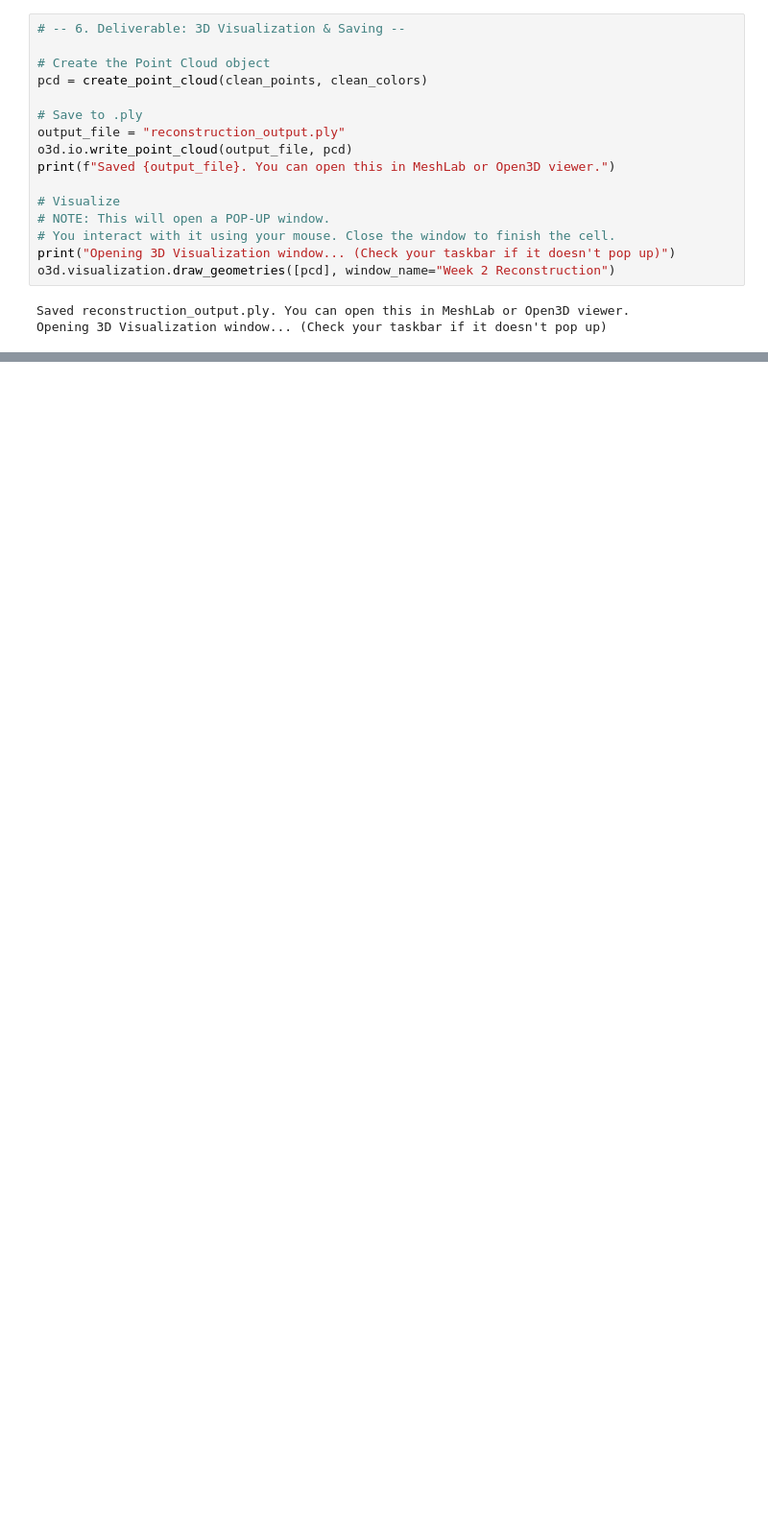
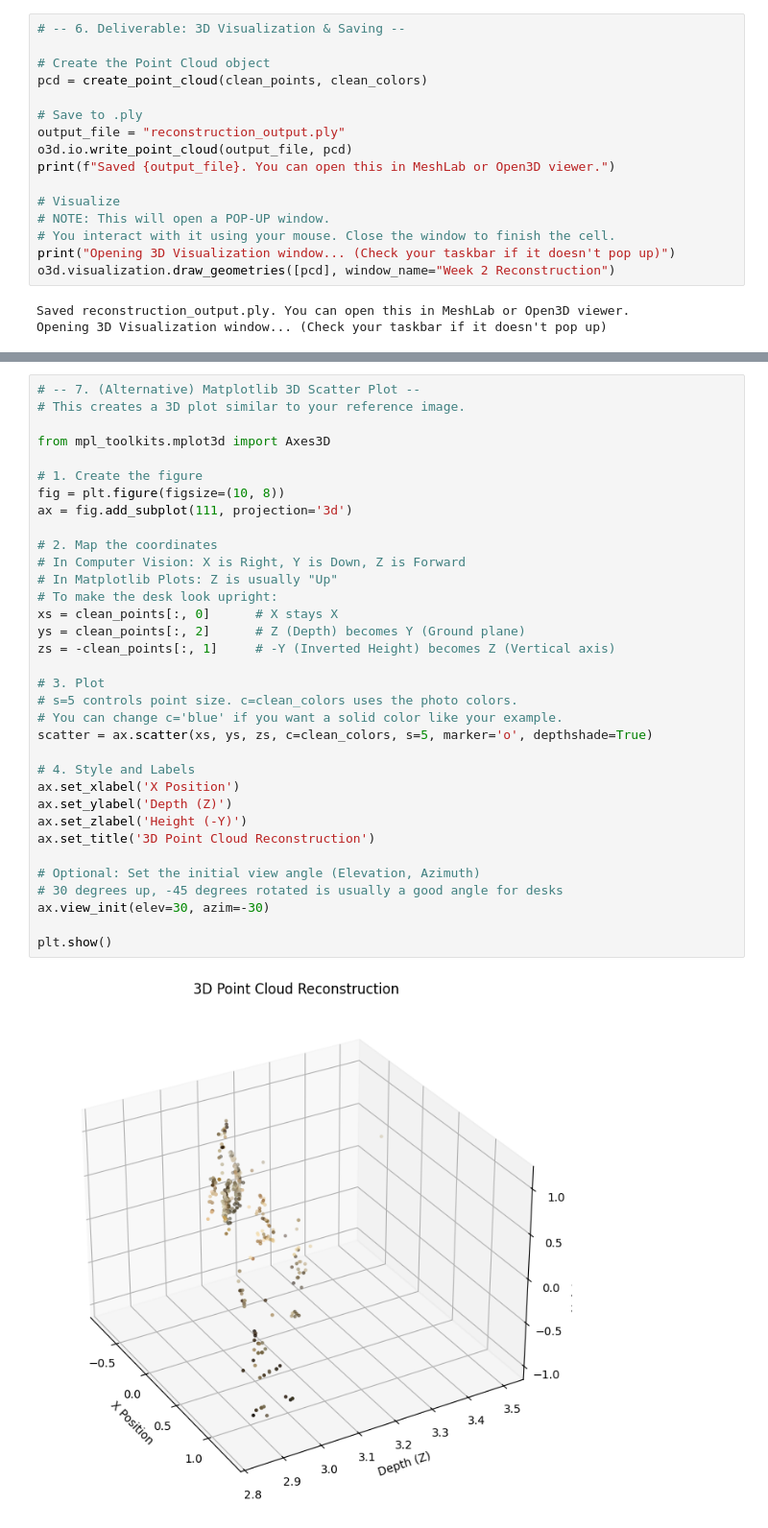
Before and after one commit to MaryamRizwan51/CS-436---Project, a Jupyter notebook: notebooks/week2_reconstruction.ipynb, the cells around one changed output, grey strips where cells are left out. Shown: that part at 96% size. Saved outputs shown, nothing was run; the diff lists cells and outputs as text; blank space fills up the shorter version.

```diff
--- a/notebooks/week2_reconstruction.ipynb
+++ b/notebooks/week2_reconstruction.ipynb
@@ -162,0 +197,36 @@ Opening 3D Visualization window... (Check your taskbar if it doesn't pop up)
+# %%
+# -- 7. (Alternative) Matplotlib 3D Scatter Plot --
+# This creates a 3D plot similar to your reference image.
+
+from mpl_toolkits.mplot3d import Axes3D
+
+# 1. Create the figure
+fig = plt.figure(figsize=(10, 8))
+ax = fig.add_subplot(111, projection='3d')
+
+# 2. Map the coordinates
+# In Computer Vision: X is Right, Y is Down, Z is Forward
+# In Matplotlib Plots: Z is usually "Up"
+# To make the desk look upright:
+xs = clean_points[:, 0]      # X stays X
+ys = clean_points[:, 2]      # Z (Depth) becomes Y (Ground plane)
+zs = -clean_points[:, 1]     # -Y (Inverted Height) becomes Z (Vertical axis)
+
+# 3. Plot
+# s=5 controls point size. c=clean_colors uses the photo colors.
+# You can change c='blue' if you want a solid color like your example.
+scatter = ax.scatter(xs, ys, zs, c=clean_colors, s=5, marker='o', depthshade=True)
+
+# 4. Style and Labels
+ax.set_xlabel('X Position')
+ax.set_ylabel('Depth (Z)')
+ax.set_zlabel('Height (-Y)')
+ax.set_title('3D Point Cloud Reconstruction')
+
+# Optional: Set the initial view angle (Elevation, Azimuth)
+# 30 degrees up, -45 degrees rotated is usually a good angle for desks
+ax.view_init(elev=30, azim=-30)
+
+plt.show()
+# %% [output]
+[figure, added]
```
Also changed, not shown: parts of 6 cells of this notebook, 2 other files.
